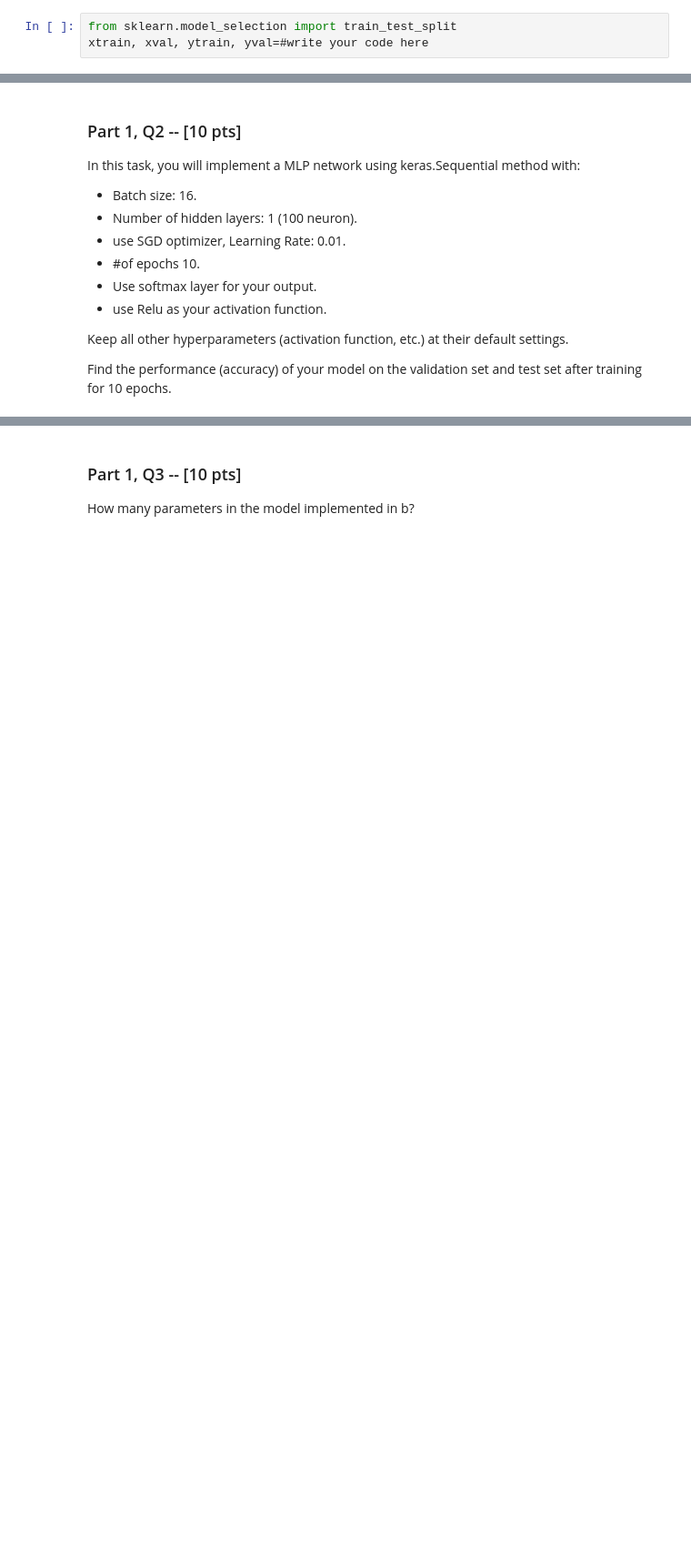
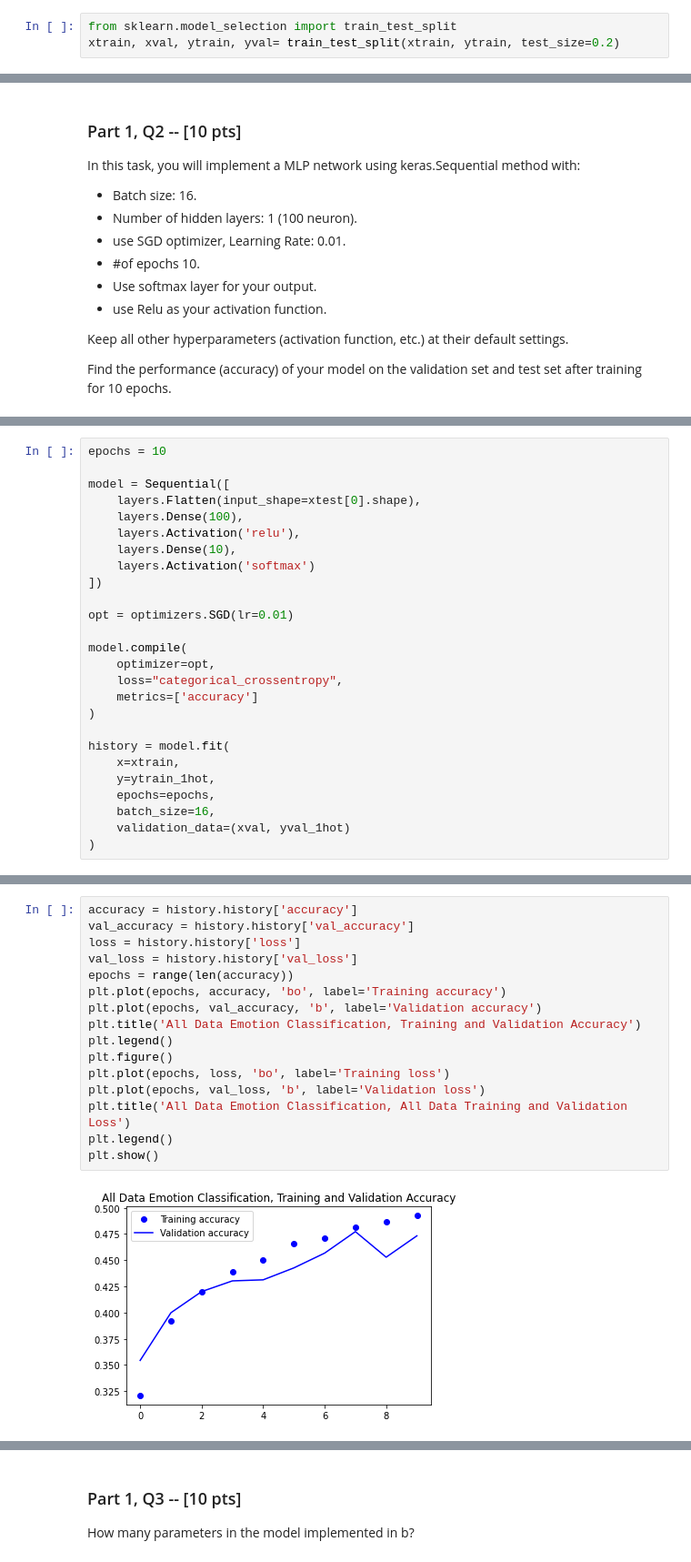
Before and after one commit to GarrettFaucher/CS254, a Jupyter notebook: Assignment5/Garrett_Faucher_Assignment5.ipynb, the cells around one changed output, grey strips where cells are left out. Shown: that part at 91% size. Saved outputs shown, nothing was run; the diff lists cells and outputs as text; blank space fills up the shorter version.

```diff
--- a/Assignment5/Garrett_Faucher_Assignment5.ipynb
+++ b/Assignment5/Garrett_Faucher_Assignment5.ipynb
@@ -127,7 +133,7 @@ The input training data (xtrain) is a 4-dimensional array containing 40000 image
 The input label (ytrain) is a vector containing the numeric class for each image (see table above for what the numeric IDs mean). For example, xtrain[0] is an image of a frog and therefore ytrain[0] contains the value 6.
 # %%
 from sklearn.model_selection import train_test_split
-xtrain, xval, ytrain, yval=#write your code here
+xtrain, xval, ytrain, yval= train_test_split(xtrain, ytrain, test_size=0.2)
 # %% [markdown]
 ## Visualizing Images
 If you want to take a look at the individual images, you can do so using matplotlib (this step is optional).
@@ -196,0 +214,26 @@ Find the performance (accuracy) of your model on the validation set and test set
+# %%
+epochs = 10
+
+model = Sequential([
+    layers.Flatten(input_shape=xtest[0].shape),
+    layers.Dense(100),
+    layers.Activation('relu'),
+    layers.Dense(10),
+    layers.Activation('softmax')
+])
+
+opt = optimizers.SGD(lr=0.01)
+
+model.compile(
+	optimizer=opt,
+	loss="categorical_crossentropy",
+	metrics=['accuracy']
+)
+
+history = model.fit(
+	x=xtrain,
+	y=ytrain_1hot,
+    epochs=epochs,
+    batch_size=16,
+    validation_data=(xval, yval_1hot)
+)
@@ -196,0 +272,18 @@ Find the performance (accuracy) of your model on the validation set and test set
+# %%
+accuracy = history.history['accuracy']
+val_accuracy = history.history['val_accuracy']
+loss = history.history['loss']
+val_loss = history.history['val_loss']
+epochs = range(len(accuracy))
+plt.plot(epochs, accuracy, 'bo', label='Training accuracy')
+plt.plot(epochs, val_accuracy, 'b', label='Validation accuracy')
+plt.title('All Data Emotion Classification, Training and Validation Accuracy')
+plt.legend()
+plt.figure()
+plt.plot(epochs, loss, 'bo', label='Training loss')
+plt.plot(epochs, val_loss, 'b', label='Validation loss')
+plt.title('All Data Emotion Classification, All Data Training and Validation Loss')
+plt.legend()
+plt.show()
+# %% [output]
+[figure, added]
```
Also changed, not shown: parts of 36 cells of this notebook.
